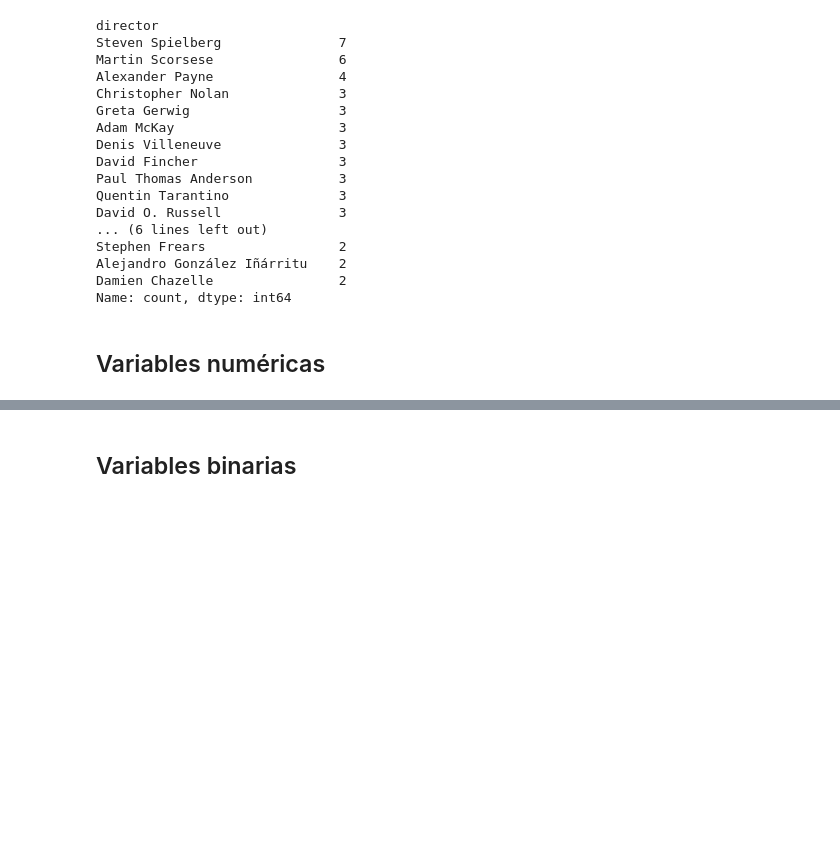
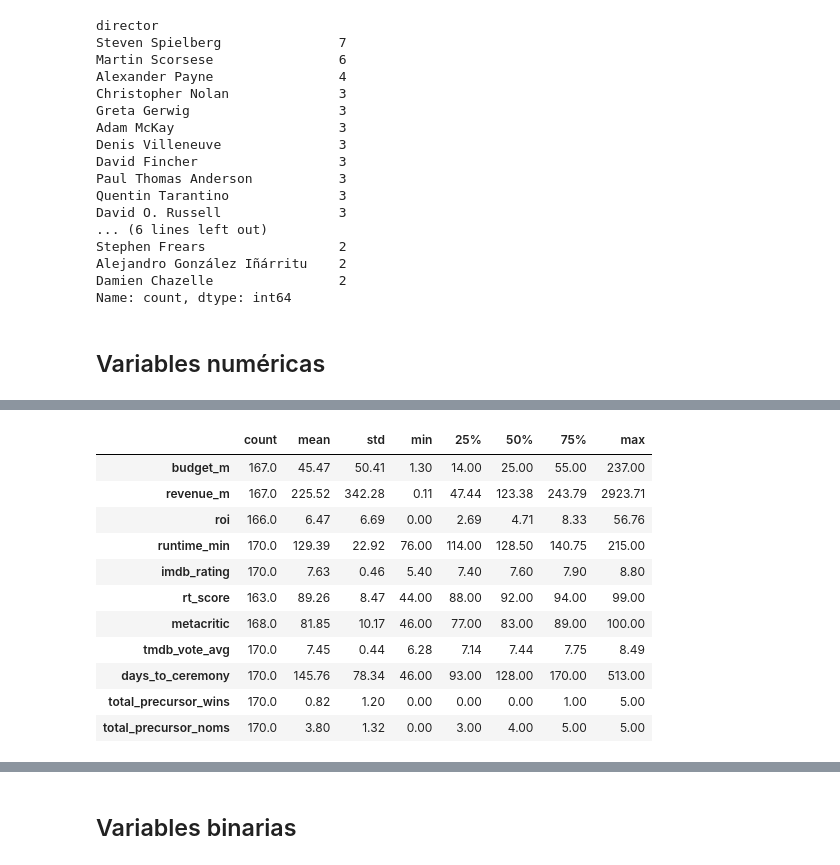
Before and after one commit to nataliamarinn/oscars, a Jupyter notebook: calidad_datos.ipynb, the cells around one changed output, grey strips where cells are left out. Saved outputs shown, nothing was run; the diff lists cells and outputs as text; code cells hidden in the pictures; blank space fills up the shorter version.

```diff
--- a/calidad_datos.ipynb
+++ b/calidad_datos.ipynb
@@ -252,3 +236,22 @@ df[numeric_cols].describe().T.round(2)
+# %%
+numeric_cols = ["budget_m", "revenue_m", "roi", "runtime_min",
+                "imdb_rating", "rt_score", "metacritic",
+                "tmdb_vote_avg", "days_to_ceremony",
+                "total_precursor_wins", "total_precursor_noms"]
+df[numeric_cols].describe().T.round(2)
+# %% [output]
+|  | count | mean | std | min | 25% | 50% | 75% | max |
+| budget_m | 167.0 | 45.47 | 50.41 | 1.30 | 14.00 | 25.00 | 55.00 | 237.00 |
+| revenue_m | 167.0 | 225.52 | 342.28 | 0.11 | 47.44 | 123.38 | 243.79 | 2923.71 |
+| roi | 166.0 | 6.47 | 6.69 | 0.00 | 2.69 | 4.71 | 8.33 | 56.76 |
+| runtime_min | 170.0 | 129.39 | 22.92 | 76.00 | 114.00 | 128.50 | 140.75 | 215.00 |
+| imdb_rating | 170.0 | 7.63 | 0.46 | 5.40 | 7.40 | 7.60 | 7.90 | 8.80 |
+| rt_score | 163.0 | 89.26 | 8.47 | 44.00 | 88.00 | 92.00 | 94.00 | 99.00 |
+| metacritic | 168.0 | 81.85 | 10.17 | 46.00 | 77.00 | 83.00 | 89.00 | 100.00 |
+| tmdb_vote_avg | 170.0 | 7.45 | 0.44 | 6.28 | 7.14 | 7.44 | 7.75 | 8.49 |
+| days_to_ceremony | 170.0 | 145.76 | 78.34 | 46.00 | 93.00 | 128.00 | 170.00 | 513.00 |
+| total_precursor_wins | 170.0 | 0.82 | 1.20 | 0.00 | 0.00 | 0.00 | 1.00 | 5.00 |
+| total_precursor_noms | 170.0 | 3.80 | 1.32 | 0.00 | 3.00 | 4.00 | 5.00 | 5.00 |
 # %%
 films = ["Slumdog Millionaire", "12 Years a Slave", "Birdman", "Nomadland"]
 award_won_cols = [c for c in df.columns if c.endswith("_won") and c != "won_best_picture"]
```
Also changed, not shown: parts of 14 cells of this notebook, 1 other file.
